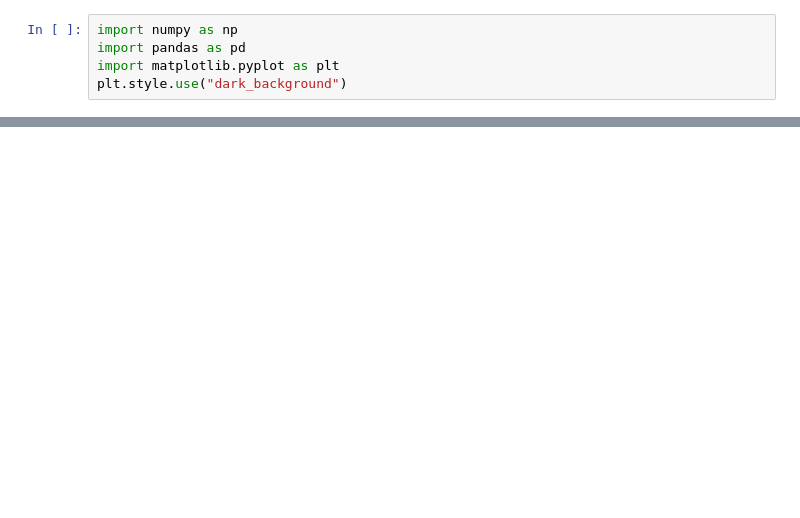
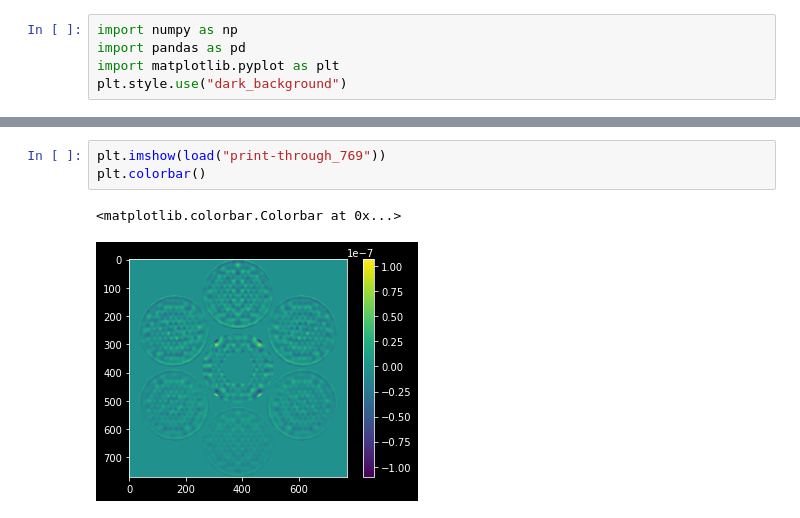
Before and after one commit to rodrigo-romano/dos-actors, a Jupyter notebook: examples/static_aberration/wavefront.ipynb, the cells around one changed output, grey strips where cells are left out. Cells and saved outputs as stored; diff of their text form; blank space fills up the shorter version.

```diff
--- a/examples/static_aberration/wavefront.ipynb
+++ b/examples/static_aberration/wavefront.ipynb
@@ -12 +16,7 @@ data
+# %%
+plt.imshow(load("print-through_769"))
+plt.colorbar()
+# %% [output]
+<matplotlib.colorbar.Colorbar at 0x...>
+[figure, added]
 # %%
```
Also changed, not shown: parts of 7 cells of this notebook, 5 other files.
